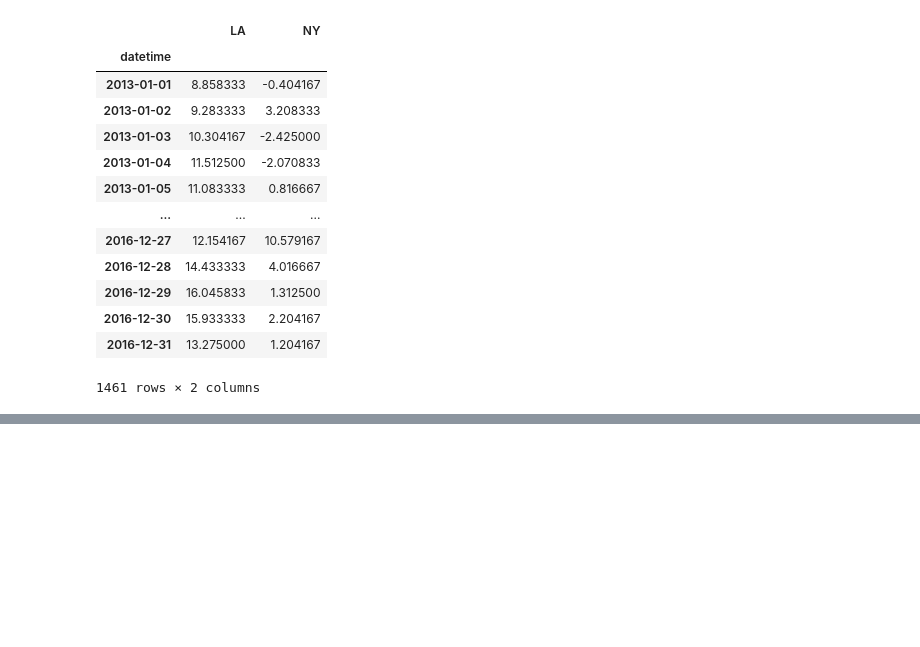
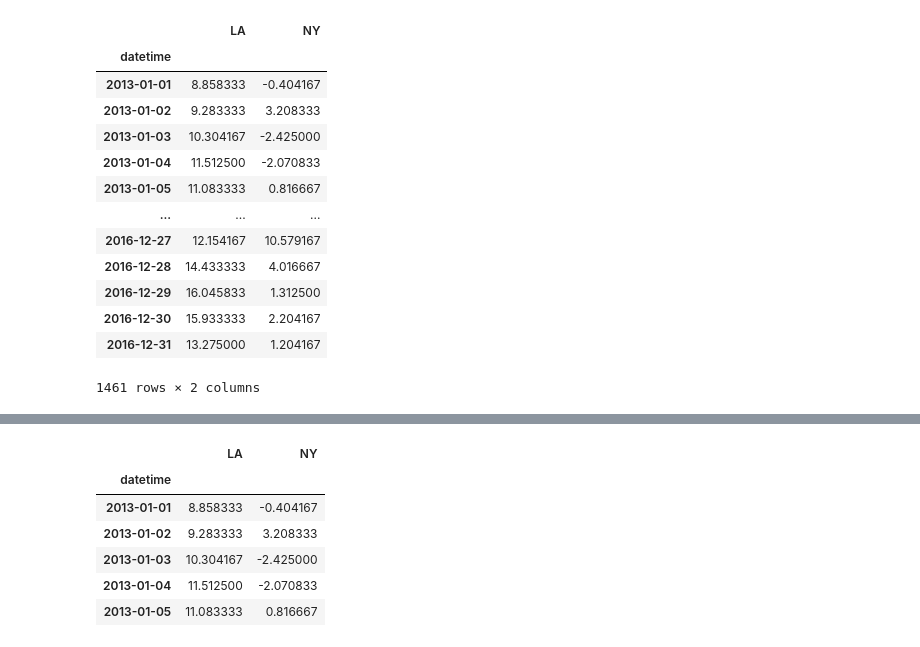
Before and after one commit to Alkahwaji/Pandas, a Jupyter notebook: Pandas17_Times_Series_Basics.ipynb, the cells around one changed output, grey strips where cells are left out. Saved outputs shown, nothing was run; the diff lists cells and outputs as text; code cells hidden in the pictures; blank space fills up the shorter version.

```diff
--- a/Pandas17_Times_Series_Basics.ipynb
+++ b/Pandas17_Times_Series_Basics.ipynb
@@ -1068,0 +1091,10 @@ birthd = pd.date_range(end='2018-12-24', periods=10, freq=pd.Date)
+# %%
+temp_d.head()
+# %% [output]
+|  | LA | NY |
+| datetime |  |  |
+| 2013-01-01 | 8.858333 | -0.404167 |
+| 2013-01-02 | 9.283333 | 3.208333 |
+| 2013-01-03 | 10.304167 | -2.425000 |
+| 2013-01-04 | 11.512500 | -2.070833 |
+| 2013-01-05 | 11.083333 | 0.816667 |
```
Also changed, not shown: parts of 4 cells of this notebook, 9 other files.
